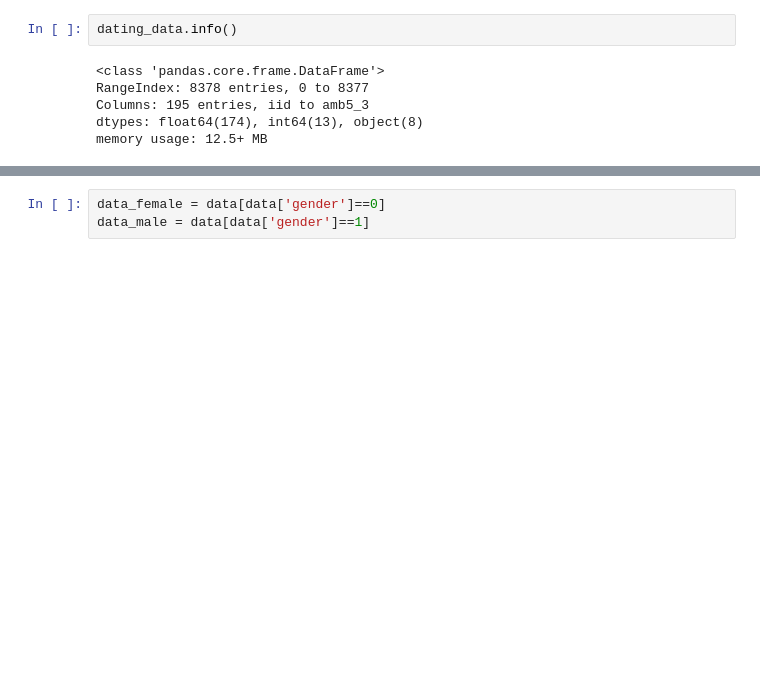
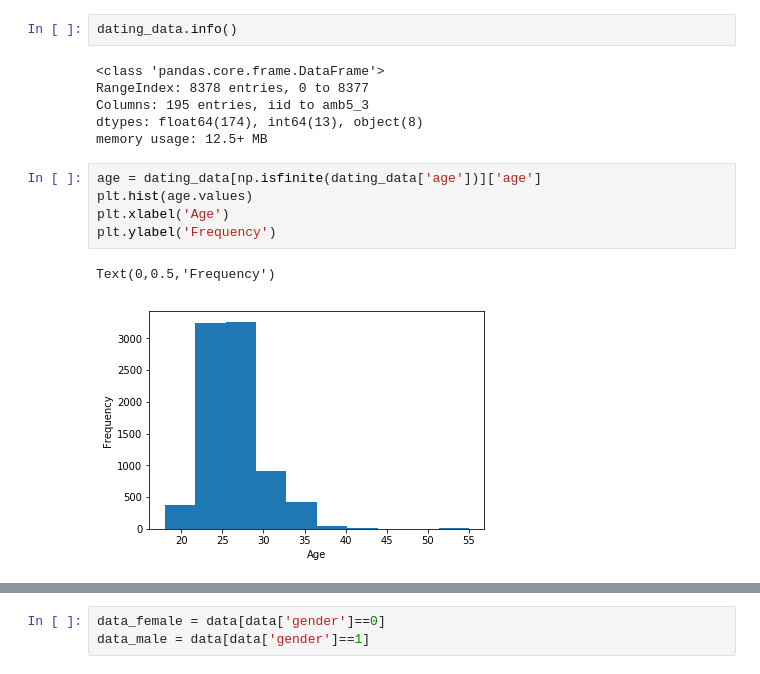
Before and after one commit to tranquidao/HomeWorkSubmit, a Jupyter notebook: dating_data_analyzing.ipynb, the cells around one changed output, grey strips where cells are left out. Saved outputs shown, nothing was run; the diff lists cells and outputs as text; blank space fills up the shorter version.

```diff
--- a/dating_data_analyzing.ipynb
+++ b/dating_data_analyzing.ipynb
@@ -22,3 +36,11 @@ RangeIndex: 8378 entries, 0 to 8377
 Columns: 195 entries, iid to amb5_3
 dtypes: float64(174), int64(13), object(8)
 memory usage: 12.5+ MB
+# %%
+age = dating_data[np.isfinite(dating_data['age'])]['age']
+plt.hist(age.values)
+plt.xlabel('Age')
+plt.ylabel('Frequency')
+# %% [output]
+Text(0,0.5,'Frequency')
+[figure, added]
```
Also changed, not shown: parts of 28 cells of this notebook.
